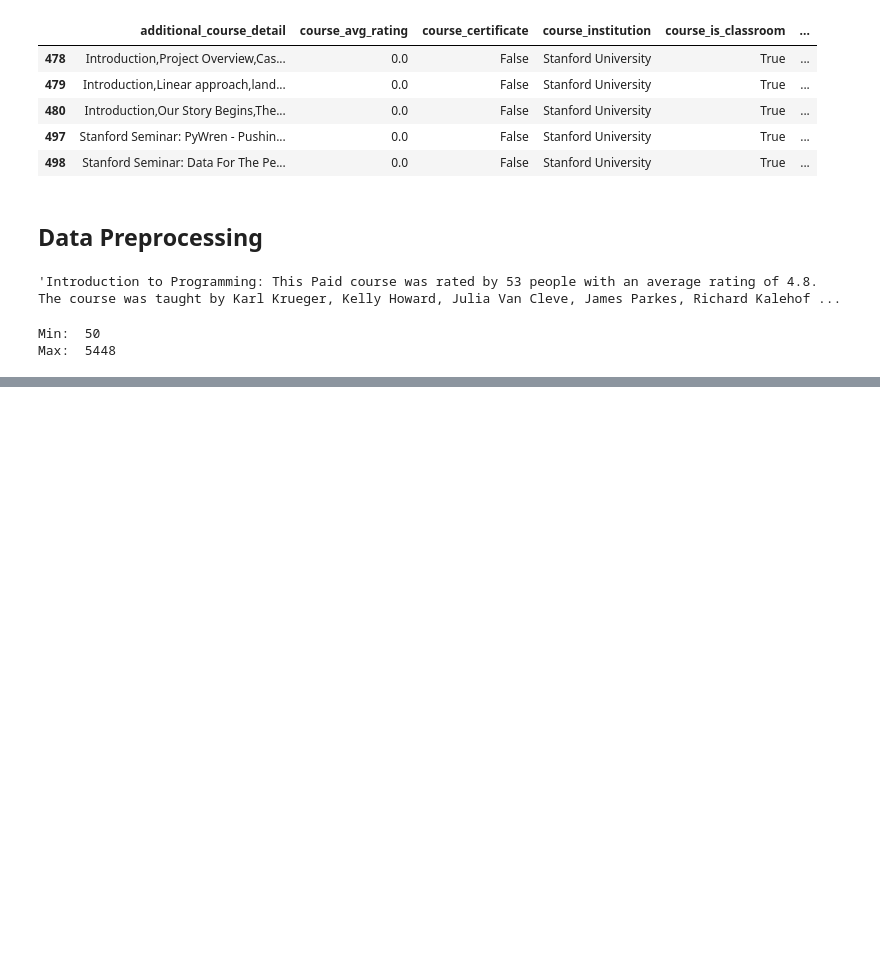
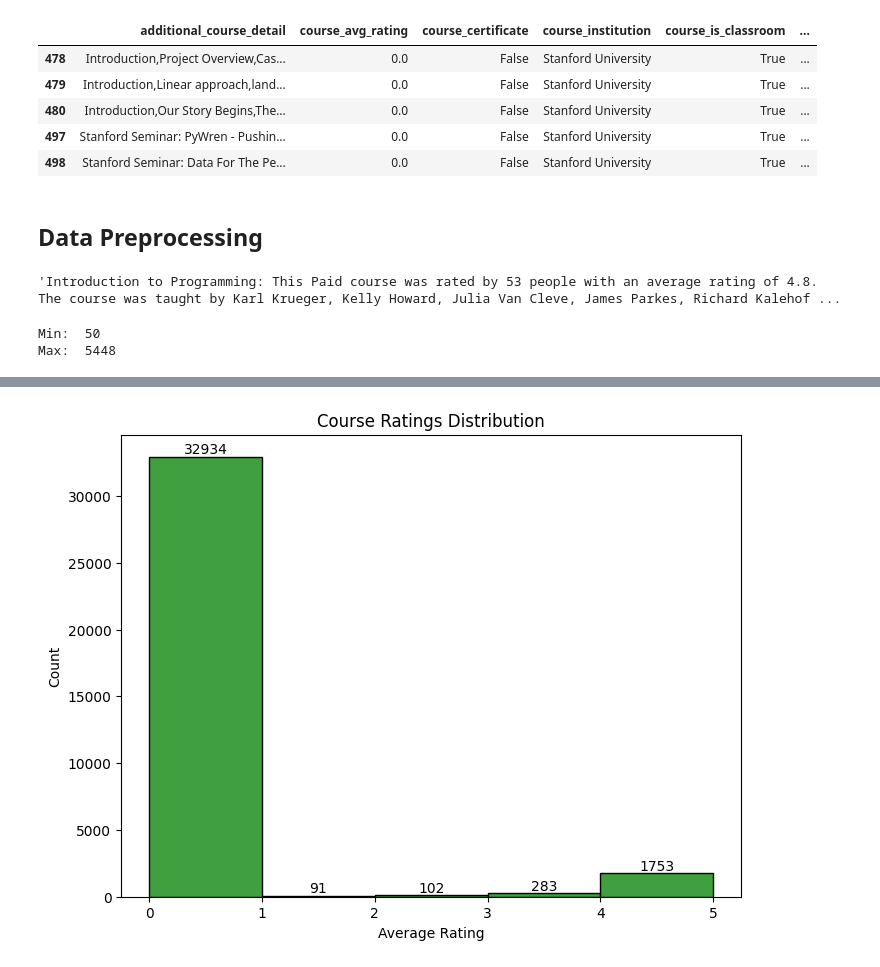
Before and after one commit to chidinma-godwin/course-recommendation-nlp, a Jupyter notebook: course_recommendation.ipynb, the cells around one changed output, grey strips where cells are left out. Drawn from its saved outputs; the diff is of its cells as text; code cells hidden in the pictures; blank space fills up the shorter version.

```diff
--- a/course_recommendation.ipynb
+++ b/course_recommendation.ipynb
@@ -238,0 +254,15 @@ Max:  2846
+# %%
+fig, ax = plt.subplots(figsize=(8, 6))
+sns.histplot(df['course_avg_rating'], bins=5, color='green', ax=ax)
+ax.set_title('Course Ratings Distribution')
+ax.set_xlabel('Average Rating')
+ax.set_ylabel('Count')
+
+# Add text on the bars
+for rect in ax.patches:
+    height = rect.get_height()
+    ax.text(x=rect.get_x() + rect.get_width() / 2, y=height, s=height, ha='center', va='bottom')
+
+plt.show()
+# %% [output]
+[figure, added]
```
Also changed, not shown: parts of 19 cells of this notebook.
